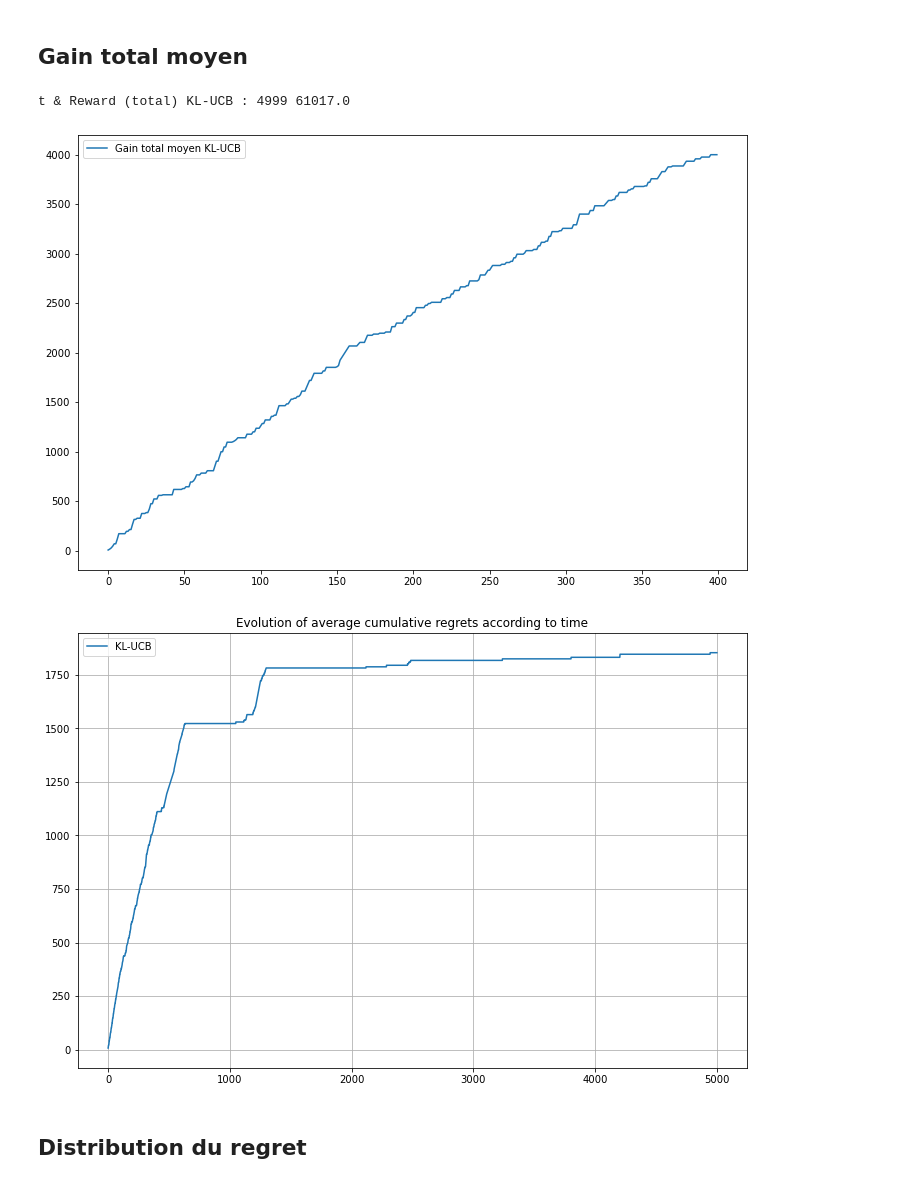
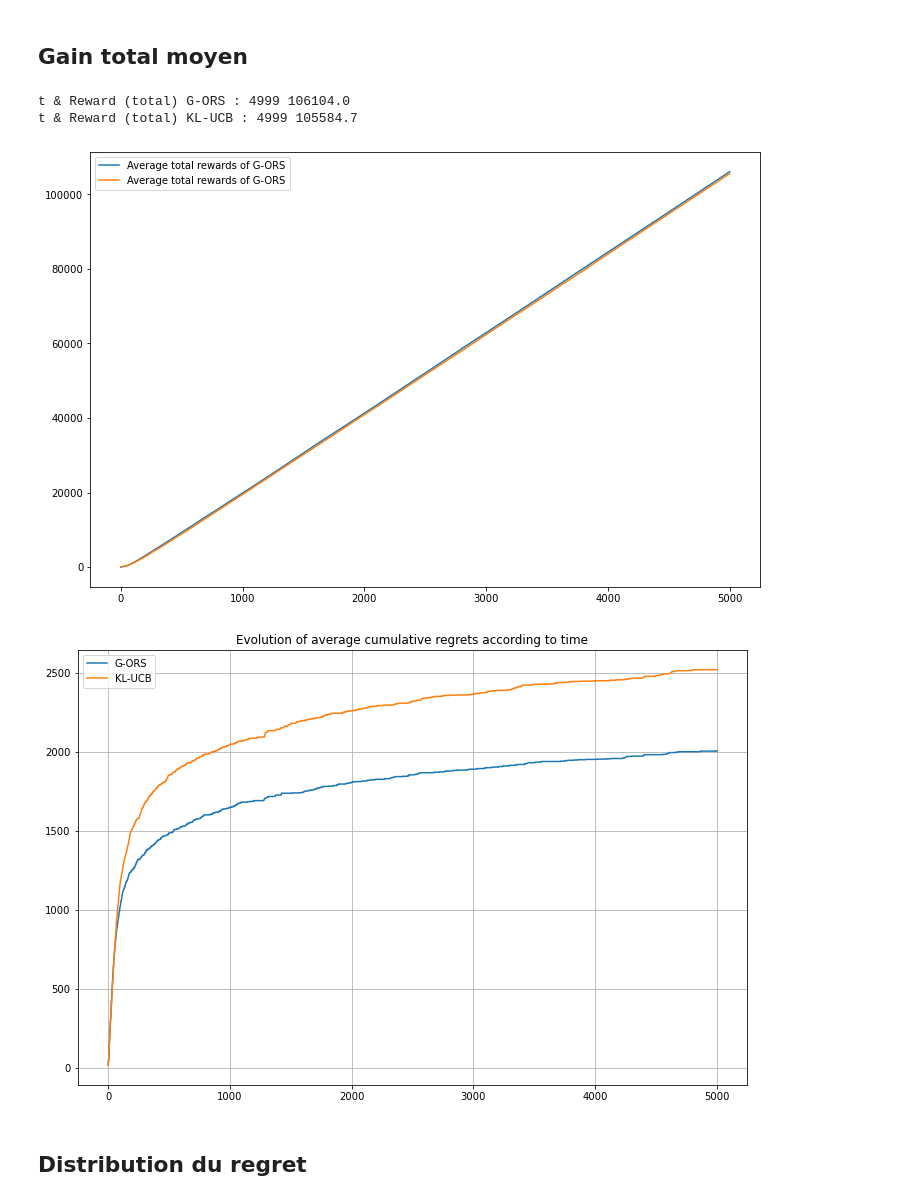
Before and after one commit to chosen-ox/Bandit_UCB, a Jupyter notebook: scenario_2.ipynb, the cells around one changed output. Saved outputs shown, nothing was run; the diff lists cells and outputs as text; code cells hidden in the pictures.

```diff
--- a/scenario_2.ipynb
+++ b/scenario_2.ipynb
@@ -16,9 +16,9 @@ The autoreload extension is already loaded. To reload it, use:
   %reload_ext autoreload
 # %%
 #Paramètres du scenario 2
-# p = np.array([.99, .98, .96, .93, .90, .10, .06, .04]) #Bernoulli Parameters
+p = np.array([.99, .98, .96, .93, .90, .10, .06, .04]) #Bernoulli Parameters
 # p = np.array([.95, .90, .80, .65, .45, .25, .15, .10])
-p = np.array([.90, .80, .70, .55, .45, .35, .20, .10])
+# p = np.array([.90, .80, .70, .55, .45, .35, .20, .10])
 rate = np.array([6, 9, 12, 18, 24, 36, 48, 54])
 tp = np.multiply(p,rate)
 
@@ -26,7 +26,7 @@ K= p.shape[0] #Number of branches
 delta= ( np.ones(K)*np.max(tp) ) - tp
 
 T= 5000 #Time periods
-runs = 1 #Number of iterations
+runs = 10 #Number of iterations
 
 print("Pi:",p)
 print("delta:",delta)
@@ -69,16 +83,20 @@ Time for KL-UCB (Newton), with T = 5000 , runs = 1 : 0.5741293430328369 seconds
 # %% [markdown]
 ## Gain total moyen
 # %%
-mean_total_rewards_list_klucb_dichotomie = np.mean(total_rewards_list_klucb_dichotomie, axis=0)
-print("t & Reward (total) KL-UCB :",t, mean_total_rewards_list_klucb_dichotomie[t] )
+mean_total_rewards_gors = np.mean(total_rewards_list_gors, axis=0)
+mean_total_rewards_klucb = np.mean(total_rewards_list_klucb, axis=0)
+print("t & Reward (total) G-ORS :", t, mean_total_rewards_gors[t])
+print("t & Reward (total) KL-UCB :", t, mean_total_rewards_klucb[t])
 # %% [output]
-t & Reward (total) KL-UCB : 4999 61017.0
+t & Reward (total) G-ORS : 4999 106104.0
+t & Reward (total) KL-UCB : 4999 105584.7
 # %%
 fig=plt.figure(figsize=(12,8))
 ax1 = fig.add_subplot(1,1,1)
-ax1.plot(mean_total_rewards_list_klucb_dichotomie[:400],linestyle='-',label='Gain total moyen KL-UCB')
+ax1.plot(mean_total_rewards_gors, linestyle='-', label='Average total rewards of G-ORS')
+ax1.plot(mean_total_rewards_klucb, linestyle='-', label='Average total rewards of G-ORS')
 ax1.legend(loc='best')
 plt.show()
 # %% [output]
-[figure, old version]
+[figure, new version]
 # %%
@@ -92,6 +116,7 @@ regret_cumule_klucb = np.dot(delta, total_action_klucb[:,:]) # Cumulative regret
 fig=plt.figure(figsize=(12,8))
 ax1 = fig.add_subplot(1,1,1)
 
+ax1.plot(regret_cumule_gors[:],linestyle='-', label='G-ORS')
 ax1.plot(regret_cumule_klucb[:],linestyle='-', label='KL-UCB')
 
 ax1.legend(loc='best')
@@ -100,7 +125,7 @@ ax1.set_title('Evolution of average cumulative regrets according to time')
 #ax1.xscale('log')
 plt.show()
 # %% [output]
-[figure, old version]
+[figure, new version]
 # %% [markdown]
 ## Distribution du regret
 # %%
```
Also changed, not shown: parts of 6 cells of this notebook, 1 other file.
